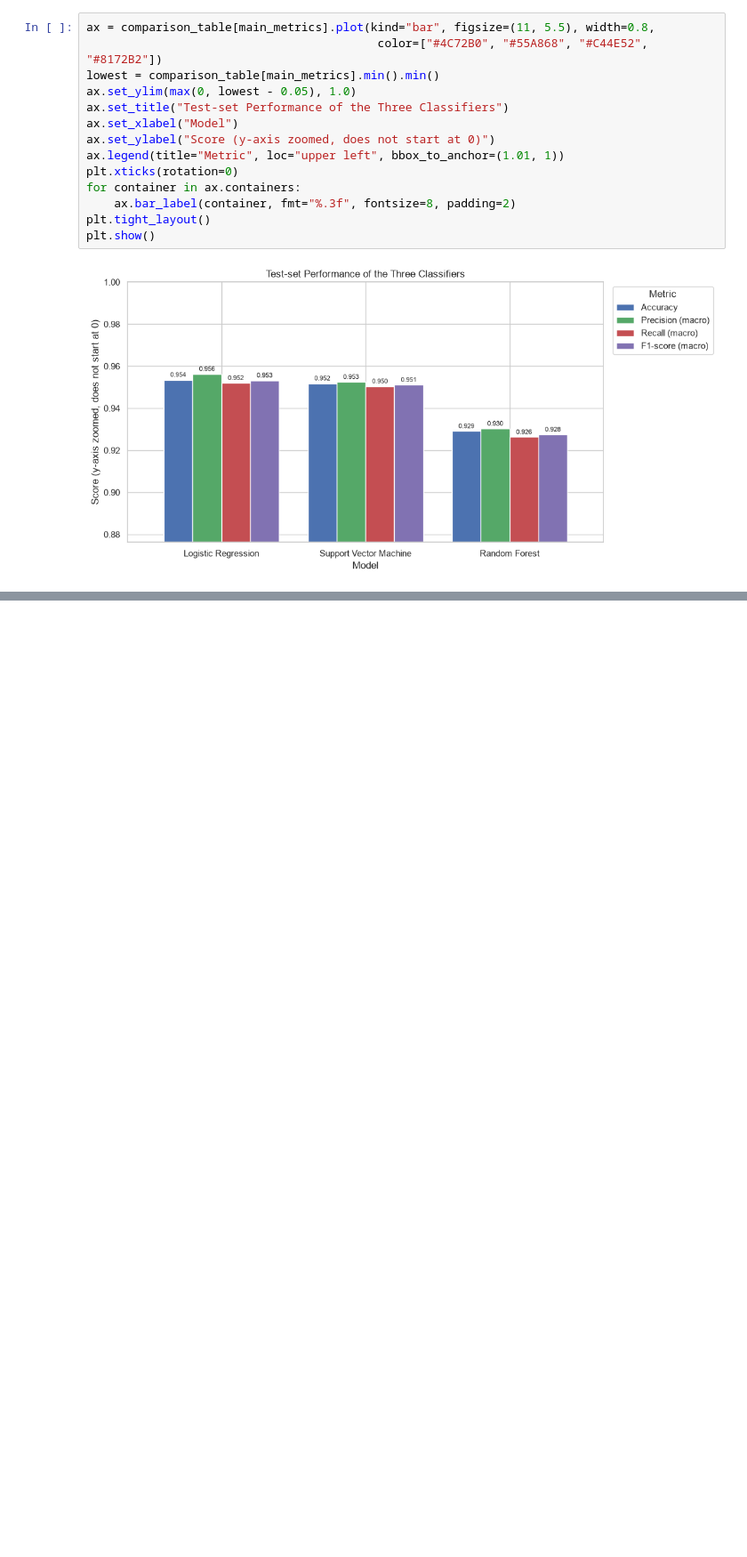
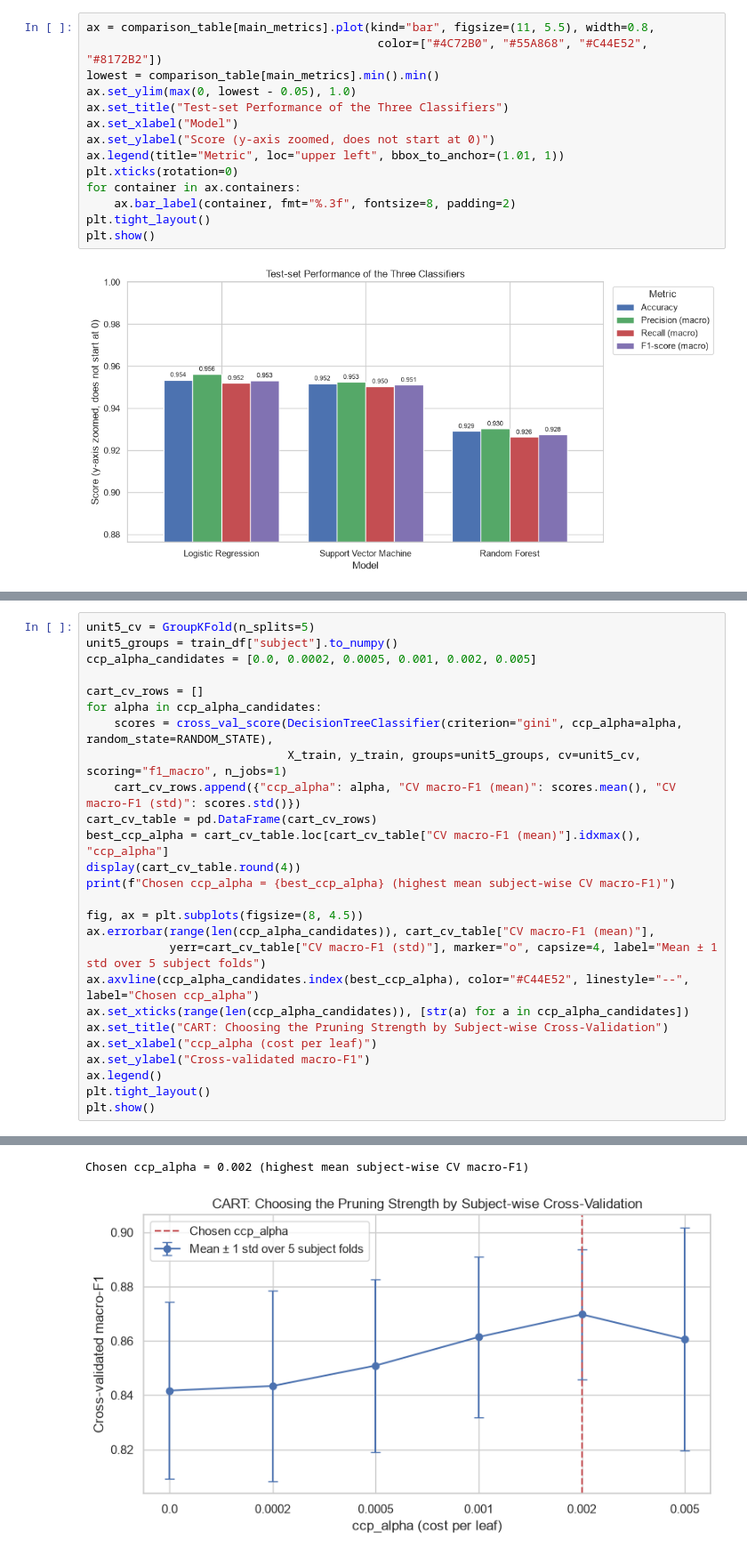
Before and after one commit to Adithya1217/machine_learning_project, a Jupyter notebook: HAR_Classification_Project.ipynb, the cells around one changed output, grey strips where cells are left out. Shown at 89% size. Saved outputs shown, nothing was run; the diff lists cells and outputs as text; blank space fills up the shorter version.

Commit message:
Review 3: Unit 5 tree/ensemble models and Module 2 HMM temporal prediction

```diff
--- a/HAR_Classification_Project.ipynb
+++ b/HAR_Classification_Project.ipynb
@@ -529,0 +621,27 @@ plt.show()
+# %%
+unit5_cv = GroupKFold(n_splits=5)
+unit5_groups = train_df["subject"].to_numpy()
+ccp_alpha_candidates = [0.0, 0.0002, 0.0005, 0.001, 0.002, 0.005]
+
+cart_cv_rows = []
+for alpha in ccp_alpha_candidates:
+    scores = cross_val_score(DecisionTreeClassifier(criterion="gini", ccp_alpha=alpha, random_state=RANDOM_STATE),
+                             X_train, y_train, groups=unit5_groups, cv=unit5_cv, scoring="f1_macro", n_jobs=1)
+    cart_cv_rows.append({"ccp_alpha": alpha, "CV macro-F1 (mean)": scores.mean(), "CV macro-F1 (std)": scores.std()})
+cart_cv_table = pd.DataFrame(cart_cv_rows)
+best_ccp_alpha = cart_cv_table.loc[cart_cv_table["CV macro-F1 (mean)"].idxmax(), "ccp_alpha"]
+display(cart_cv_table.round(4))
+print(f"Chosen ccp_alpha = {best_ccp_alpha} (highest mean subject-wise CV macro-F1)")
+
+fig, ax = plt.subplots(figsize=(8, 4.5))
+ax.errorbar(range(len(ccp_alpha_candidates)), cart_cv_table["CV macro-F1 (mean)"],
+            yerr=cart_cv_table["CV macro-F1 (std)"], marker="o", capsize=4, label="Mean ± 1 std over 5 subject folds")
+ax.axvline(ccp_alpha_candidates.index(best_ccp_alpha), color="#C44E52", linestyle="--", label="Chosen ccp_alpha")
+ax.set_xticks(range(len(ccp_alpha_candidates)), [str(a) for a in ccp_alpha_candidates])
+ax.set_title("CART: Choosing the Pruning Strength by Subject-wise Cross-Validation")
+ax.set_xlabel("ccp_alpha (cost per leaf)")
+ax.set_ylabel("Cross-validated macro-F1")
+ax.legend()
+plt.tight_layout()
+plt.show()
+# %% [output]
@@ -529,0 +655,2 @@ plt.show()
+Chosen ccp_alpha = 0.002 (highest mean subject-wise CV macro-F1)
+[figure, added]
```
Also changed, not shown: parts of 89 cells of this notebook.
